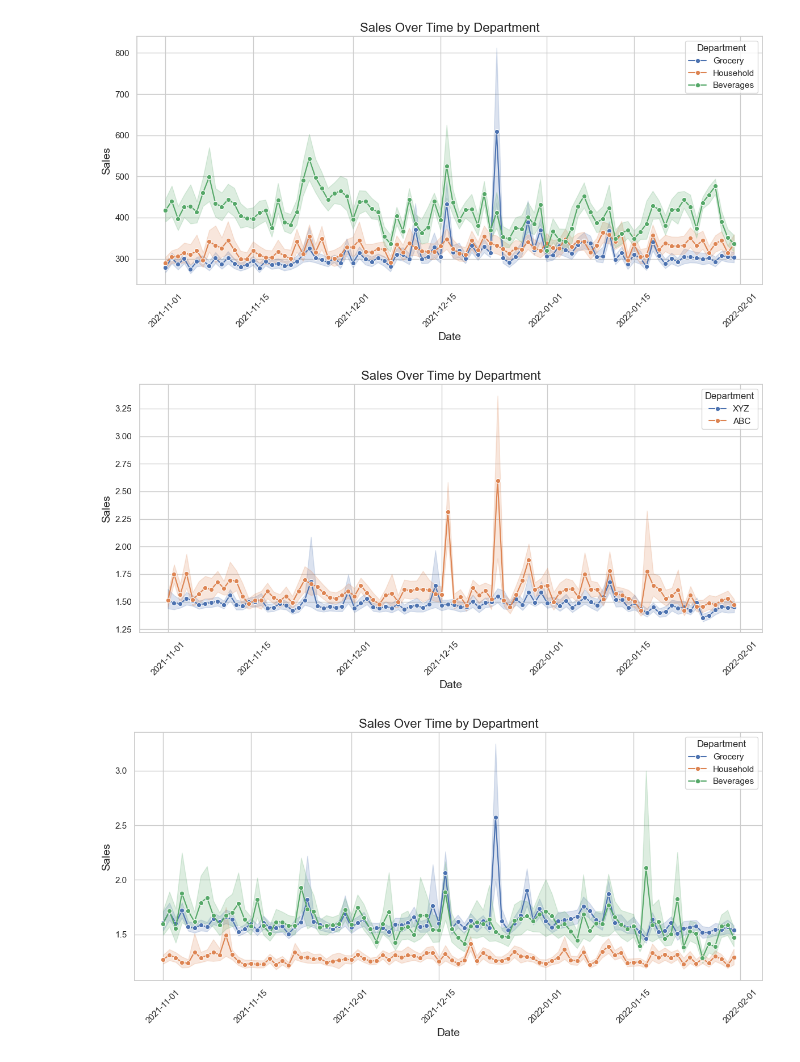
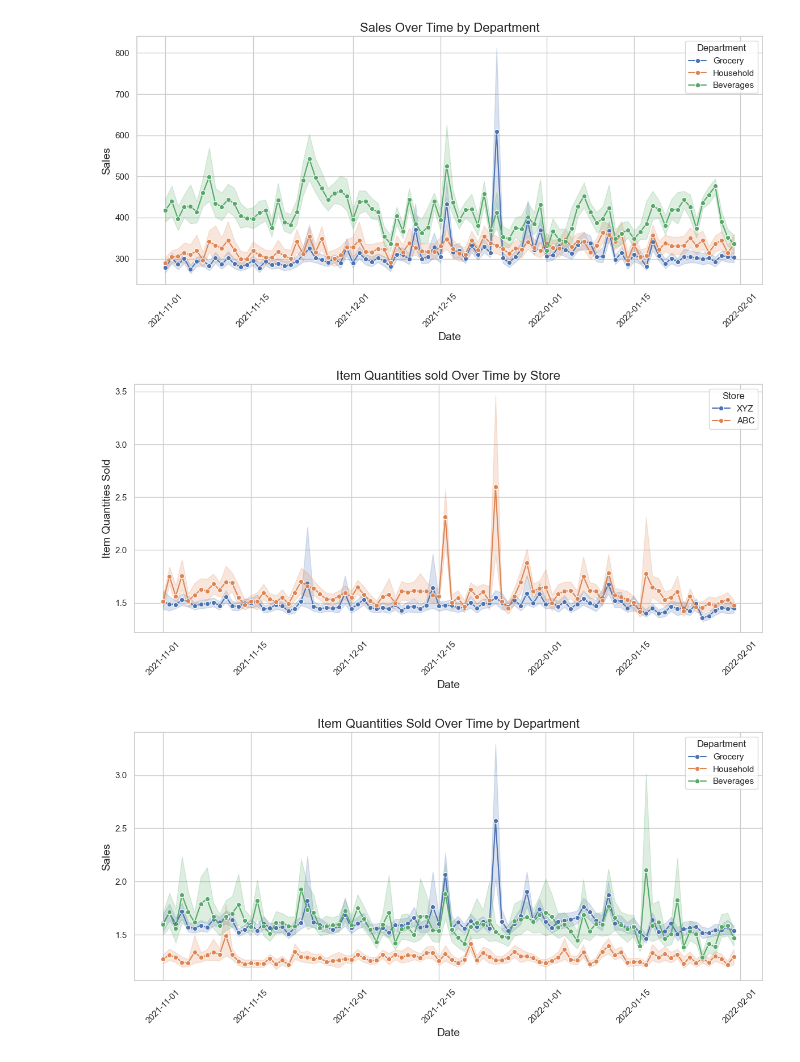
Before and after one commit to Vaseekaran-V/ML_CW, a Jupyter notebook: analysis/Data Analysis.ipynb, the cells around one changed output. Drawn from its saved outputs; the diff is of its cells as text; code cells hidden in the pictures.

```diff
--- a/analysis/Data Analysis.ipynb
+++ b/analysis/Data Analysis.ipynb
@@ -375,23 +400,23 @@ plt.show()
 # %%
 # Set the aesthetic style of the plots
 sns.set(style="whitegrid")
 
 # Create the line plot
 plt.figure(figsize=(12, 6))
 line_plot = sns.lineplot(data=df, x='date_id', y='item_qty', hue='store', marker='o')
 
 # Add titles and labels
-plt.title('Sales Over Time by Department', fontsize=16)
+plt.title('Item Quantities sold Over Time by Store', fontsize=16)
 plt.xlabel('Date', fontsize=14)
-plt.ylabel('Sales', fontsize=14)
+plt.ylabel('Item Quantities Sold', fontsize=14)
 plt.xticks(rotation=45)  # Rotate x-axis labels for better readability
-plt.legend(title='Department')
+plt.legend(title='Store')
 
 # Show the plot
 plt.tight_layout()
 plt.show()
 # %% [output]
-[figure, old version]
+[figure, new version]
 # %%
 # Set the aesthetic style of the plots
 sns.set(style="whitegrid")
@@ -401,7 +426,7 @@ plt.figure(figsize=(12, 6))
 line_plot = sns.lineplot(data=df, x='date_id', y='item_qty', hue='item_dept', marker='o')
 
 # Add titles and labels
-plt.title('Sales Over Time by Department', fontsize=16)
+plt.title('Item Quantities Sold Over Time by Department', fontsize=16)
 plt.xlabel('Date', fontsize=14)
 plt.ylabel('Sales', fontsize=14)
 plt.xticks(rotation=45)  # Rotate x-axis labels for better readability
@@ -411,7 +436,7 @@ plt.legend(title='Department')
 plt.tight_layout()
 plt.show()
 # %% [output]
-[figure, old version]
+[figure, new version]
 # %%
 top_item = df['item'].value_counts().head(1)
 # %%
```
Also changed, not shown: parts of 10 cells of this notebook.
